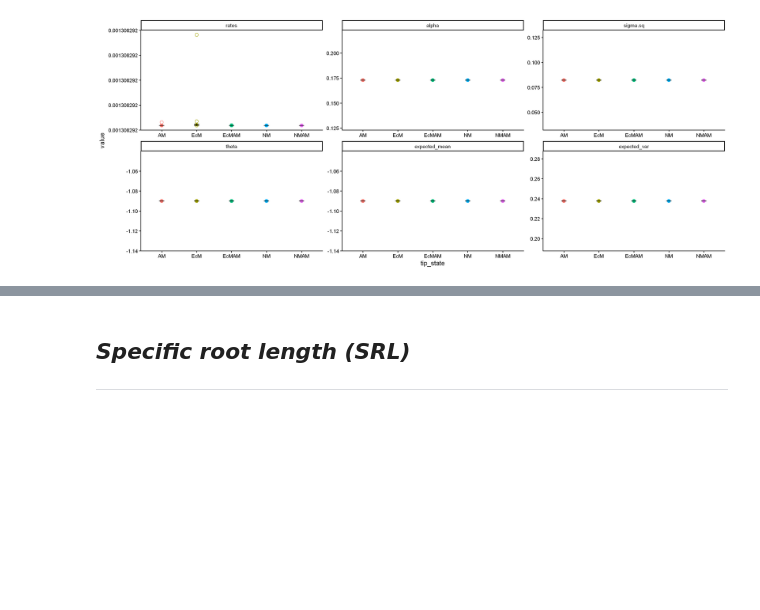
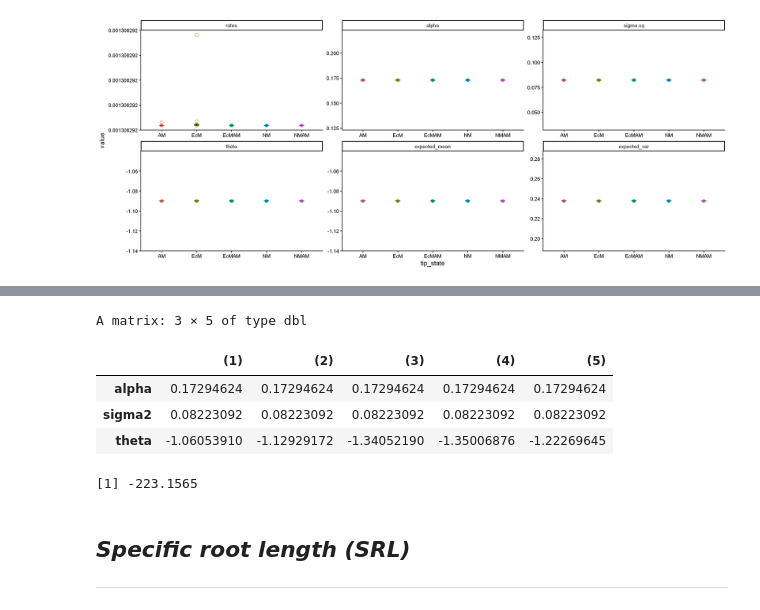
Before and after one commit to anoban/wsu, a Jupyter notebook: R/notebooks/houwiesummary.ipynb, the cells around one changed output, grey strips where cells are left out. Cells and saved outputs as stored; diff of their text form; code cells hidden in the pictures; blank space fills up the shorter version.

```diff
--- a/R/notebooks/houwiesummary.ipynb
+++ b/R/notebooks/houwiesummary.ipynb
@@ -443,3 +474,15 @@ Using tip_state as id variables
+# %%
+models_CD_log_RD_994sp_5[["ARDOUM"]]$solution.cont
+# %% [output]
+A matrix: 3 × 5 of type dbl
+|  | (1) | (2) | (3) | (4) | (5) |
+| alpha | 0.17294624 | 0.17294624 | 0.17294624 | 0.17294624 | 0.17294624 |
+| sigma2 | 0.08223092 | 0.08223092 | 0.08223092 | 0.08223092 | 0.08223092 |
+| theta | -1.06053910 | -1.12929172 | -1.34052190 | -1.35006876 | -1.22269645 |
+# %%
+models_CD_log_RD_994sp_5[["ARDOUM"]]$
+# %% [output]
+[1] -223.1565
 # %% [markdown]
 ## ___Specific root length (SRL)___
 ------------------
```
Also changed, not shown: parts of 2 cells of this notebook, 1 other file.
